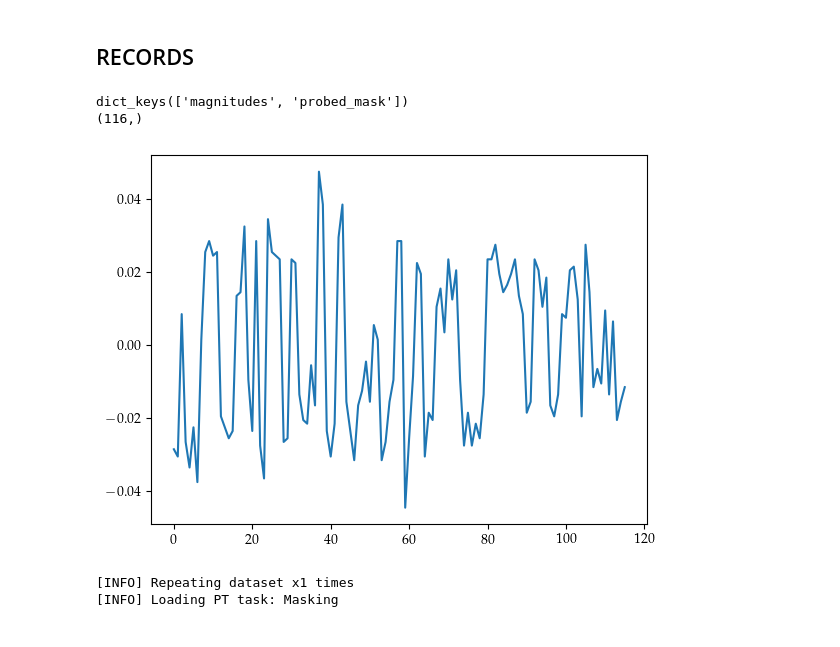
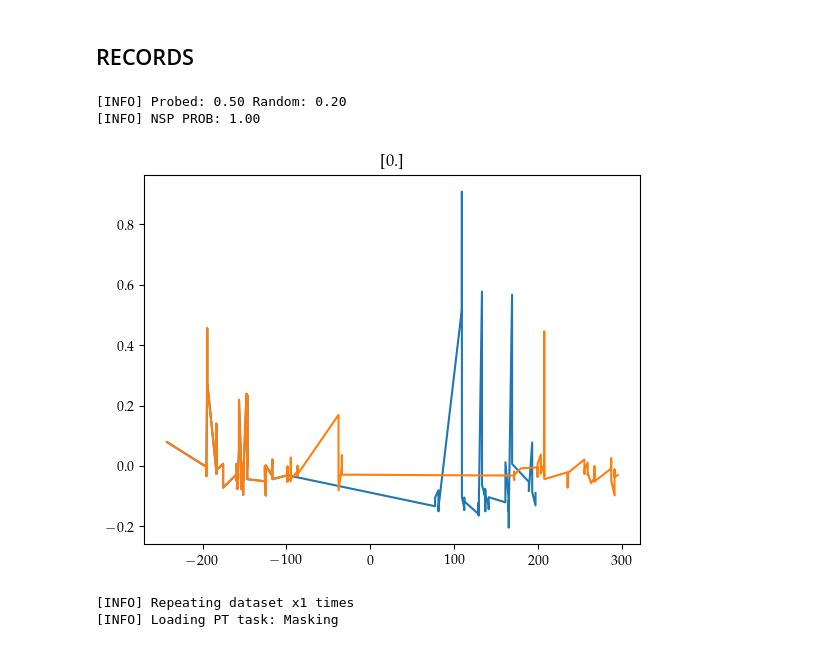
Before and after one commit to cridonoso/astromer, a Jupyter notebook: presentation/notebooks/explore_ligthcurves.ipynb, the cells around one changed output. Saved outputs shown, nothing was run; the diff lists cells and outputs as text; code cells hidden in the pictures.

```diff
--- a/presentation/notebooks/explore_ligthcurves.ipynb
+++ b/presentation/notebooks/explore_ligthcurves.ipynb
@@ -33,12 +33,16 @@ To enable them in other operations, rebuild TensorFlow with the appropriate comp
 # %%
 off_nsp = True
 loader = load_data(dataset=os.path.join('./data/records/atlas/fold_0/atlas_20/', 'train'),
-                         batch_size=1,
+                         batch_size=10,
                          probed=.5,
                          random_same=.2,
-                         window_size=1000,
+                         window_size=150,
                          repeat=1,
                          shuffle=False,
                          sampling=False,
-                         off_nsp=True)
+                         off_nsp=False,
+                         nsp_prob=1.)
+# %% [output]
+[INFO] Probed: 0.50 Random: 0.20
+[INFO] NSP PROB: 1.00
 # %%
@@ -48,13 +50,9 @@ loader = load_data(dataset=os.path.join('./data/records/atlas/fold_0/atlas_20/',
 # %%
-for x, y in loader.take(1):
-    print(y.keys())
-#     print(y['probed_mask'][0])
-#     print(y['magnitudes'][0][180:])
-#     print(y['probed_mask'][0][180:])
-    x_valid = tf.boolean_mask(y['magnitudes'][0], 1. - x['att_mask'][0])
-    print(x_valid.shape)
-    plt.plot(x_valid)
+for x in loader.take(1):
+    out = randomize_v2(x, nsp_prob=1.)
+    plt.title('{}'.format(out['nsp_label'][0]))
+    plt.plot(out['nsp_input'][0, :, 0], out['nsp_input'][0, :, 1])
+
+    plt.plot(out['input'][0, :, 0], out['input'][0, :, 1])
 # %% [output]
-dict_keys(['magnitudes', 'probed_mask'])
-(116,)
-[figure, old version]
+[figure, new version]
```
Also changed, not shown: parts of 3 cells of this notebook, 2 other files.
